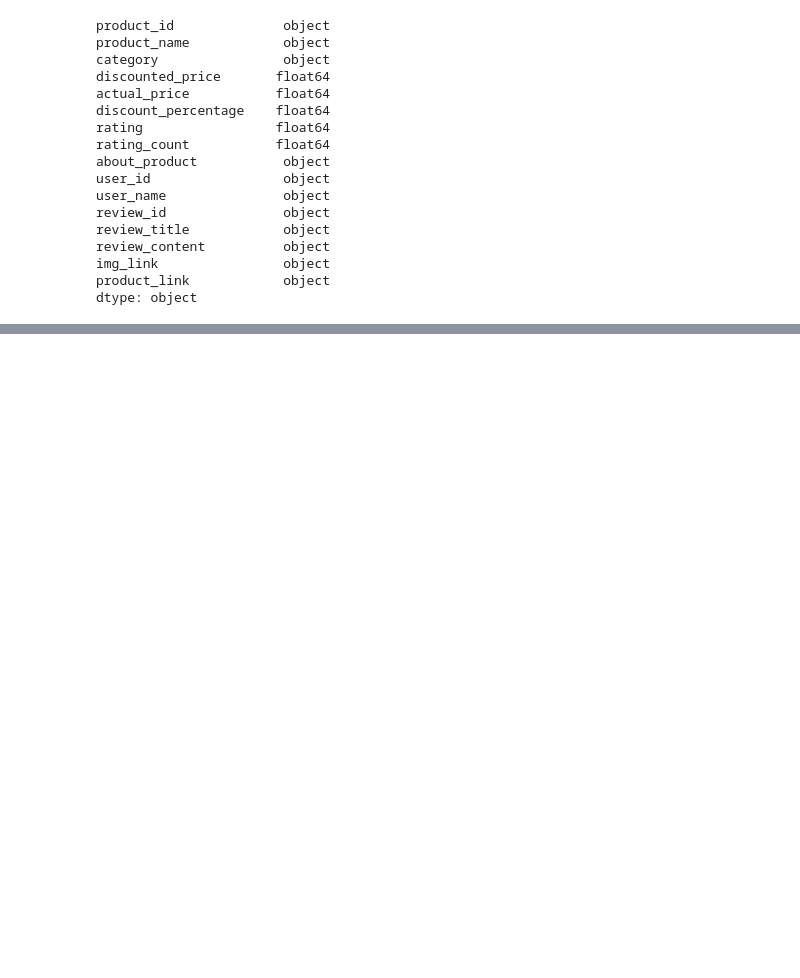
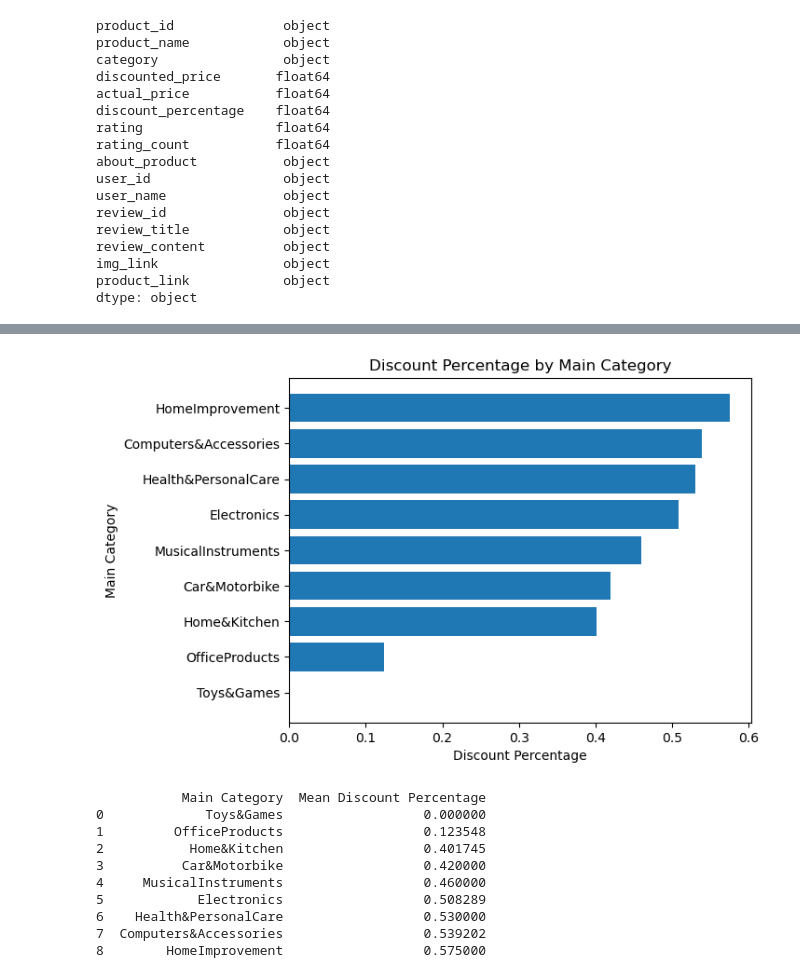
Before and after one commit to javicaz/Amazing, a Jupyter notebook: amazing_ML_Project.ipynb, the cells around one changed output, grey strips where cells are left out. Saved outputs shown, nothing was run; the diff lists cells and outputs as text; code cells hidden in the pictures; blank space fills up the shorter version.

```diff
--- a/amazing_ML_Project.ipynb
+++ b/amazing_ML_Project.ipynb
@@ -145,0 +253,25 @@ df['rating_weighted'] = df['rating'] * df['rating_count']
+# %%
+mean_discount_by_category = df.groupby('main_category')['discount_percentage'].mean()
+mean_discount_by_category = mean_discount_by_category.sort_values(ascending=True)
+
+plt.barh(mean_discount_by_category.index, mean_discount_by_category.values)
+plt.title('Discount Percentage by Main Category')
+plt.xlabel('Discount Percentage')
+plt.ylabel('Main Category')
+plt.show()
+
+table = pd.DataFrame({'Main Category': mean_discount_by_category.index, 'Mean Discount Percentage': mean_discount_by_category.values})
+
+print(table)
+# %% [output]
+[figure, added]
+           Main Category  Mean Discount Percentage
+0             Toys&Games                  0.000000
+1         OfficeProducts                  0.123548
+2           Home&Kitchen                  0.401745
+3          Car&Motorbike                  0.420000
+4     MusicalInstruments                  0.460000
+5            Electronics                  0.508289
+6    Health&PersonalCare                  0.530000
+7  Computers&Accessories                  0.539202
+8        HomeImprovement                  0.575000
```
Also changed, not shown: parts of 9 cells of this notebook.
